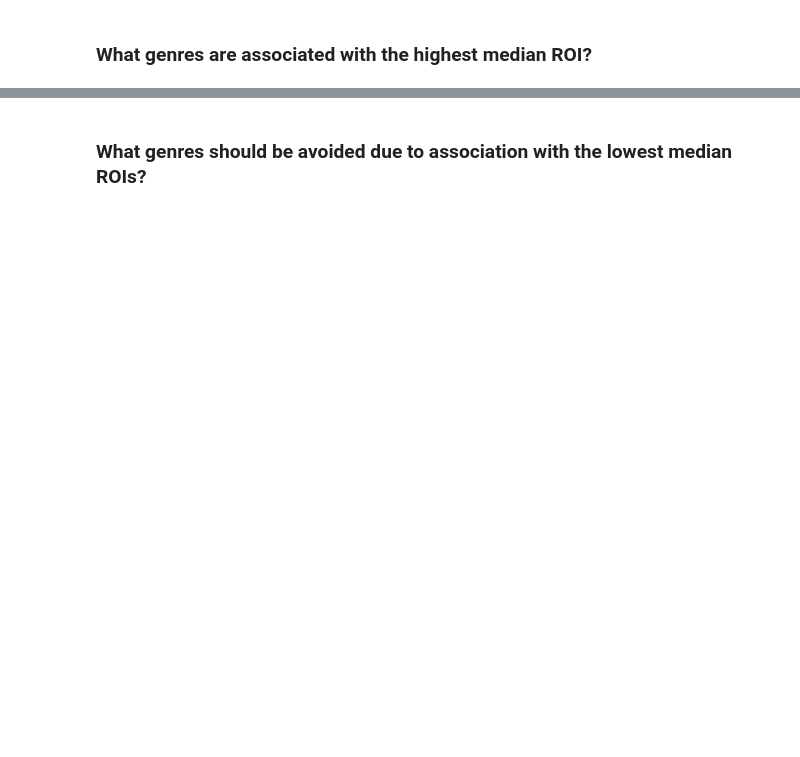
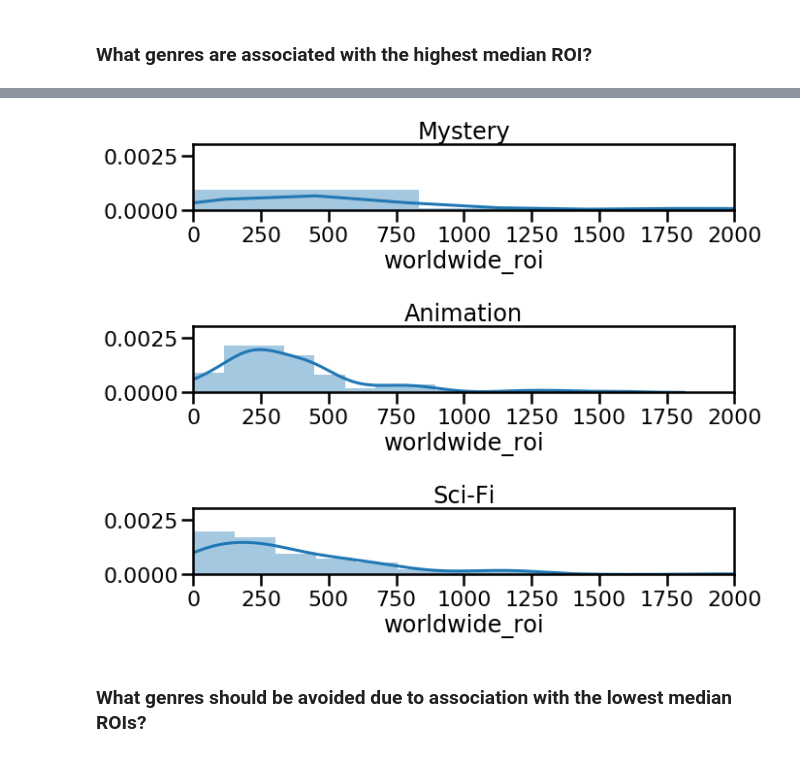
Before and after one commit to thespud56/Module-1-Project, a Jupyter notebook: Technical Summary.ipynb, the cells around one changed output, grey strips where cells are left out. Drawn from its saved outputs; the diff is of its cells as text; code cells hidden in the pictures; blank space fills up the shorter version.

```diff
--- a/Technical Summary.ipynb
+++ b/Technical Summary.ipynb
@@ -157,25 +171,29 @@ table5.head()
 # %%
 # Create distplot visualization to display distribution (median) and risk (standard deviation)
 viz2aa = df_fulldata.loc[df_fulldata['Mystery'] == 1];
 plt.figure(figsize=(10,1.25));
 viz2a = sns.distplot(viz2aa['worldwide_roi']);
 viz2a.set(title='Mystery');
 viz2a.set(ylim=(0,.003));
-viz2a.set(xlim=(-500,2000));
+viz2a.set(xlim=(0,2000));
 
 viz2bb = df_fulldata.loc[df_fulldata['Animation'] == 1];
 plt.figure(figsize=(10,1.25));
 viz2b = sns.distplot(viz2bb['worldwide_roi']);
 viz2b.set(title='Animation');
 viz2b.set(ylim=(0,.003));
-viz2b.set(xlim=(-500,2000));
+viz2b.set(xlim=(0,2000));
 
 viz2cc = df_fulldata.loc[df_fulldata['Sci-Fi'] == 1];
 plt.figure(figsize=(10,1.25));
 viz2c = sns.distplot(viz2cc['worldwide_roi']);
 viz2c.set(title='Sci-Fi');
 viz2c.set(ylim=(0,.003));
-viz2c.set(xlim=(-500,2000));
+viz2c.set(xlim=(0,2000));
+# %% [output]
+[figure, added]
+[figure, added]
+[figure, added]
 # %% [markdown]
 ### What genres should be avoided due to association with the lowest median ROIs?
 # %%
```
Also changed, not shown: parts of 10 cells of this notebook, 5 other files.
